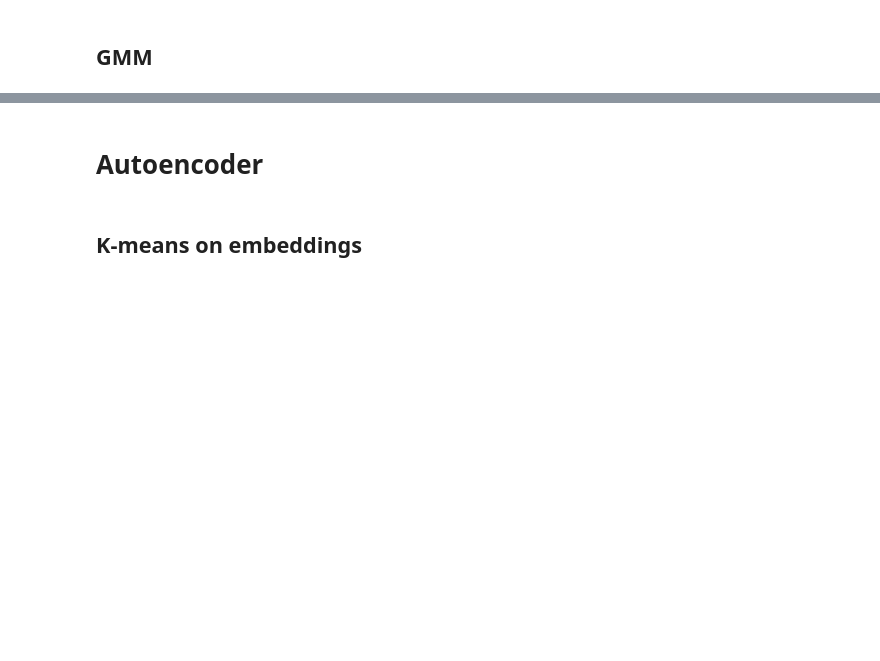
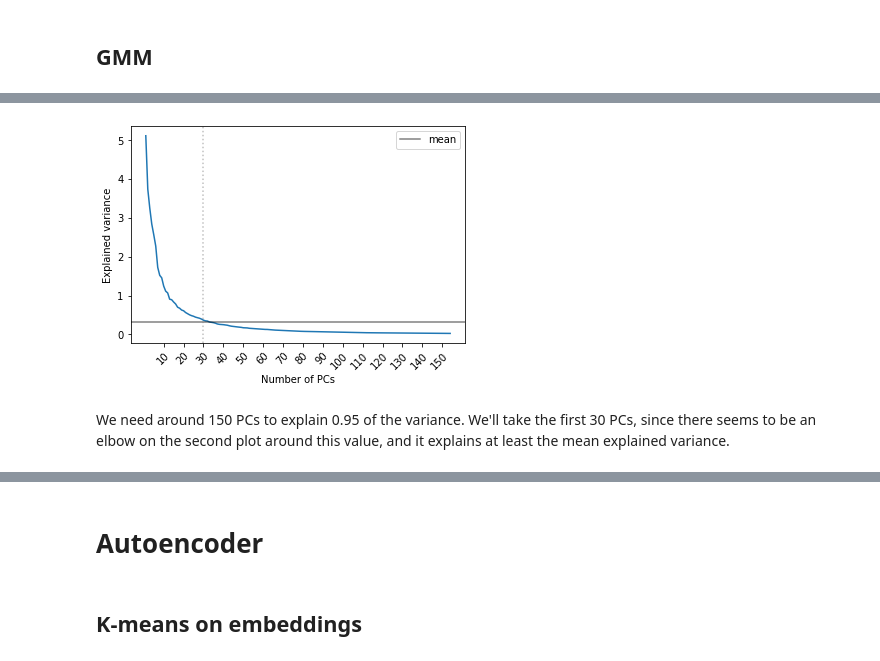
Before and after one commit to carlescn/MSc_bioinformatics_thesis, a Jupyter notebook: masters_thesis_models/results.ipynb, the cells around one changed output, grey strips where cells are left out. Saved outputs shown, nothing was run; the diff lists cells and outputs as text; code cells hidden in the pictures; blank space fills up the shorter version.

```diff
--- a/masters_thesis_models/results.ipynb
+++ b/masters_thesis_models/results.ipynb
@@ -47,0 +75,14 @@ evaluate_clustering(gmm.fit_predict(x_test), x_test, y_test)
+# %%
+N_PCS = 30
+
+plt.plot(np.arange(0, pca.n_components_), pca.explained_variance_)
+plt.axhline(y = np.mean(pca.explained_variance_), color='black', linestyle='-', alpha=0.5, label="mean")
+plt.axvline(x = N_PCS-1, color='grey', linestyle='dotted', alpha=0.5)
+plt.xticks(np.arange(9, pca.n_components_, 10), np.arange(10, pca.n_components_+1, 10), rotation=45, rotation_mode="anchor", ha='right')
+plt.xlabel('Number of PCs')
+plt.ylabel('Explained variance');
+plt.legend();
+# %% [output]
+[figure, added]
+# %% [markdown]
+We need around 150 PCs to explain 0.95 of the variance. We'll take the first 30 PCs, since there seems to be an elbow on the second plot around this value, and it explains at least the mean explained variance.
```
Also changed, not shown: parts of 47 cells of this notebook.
